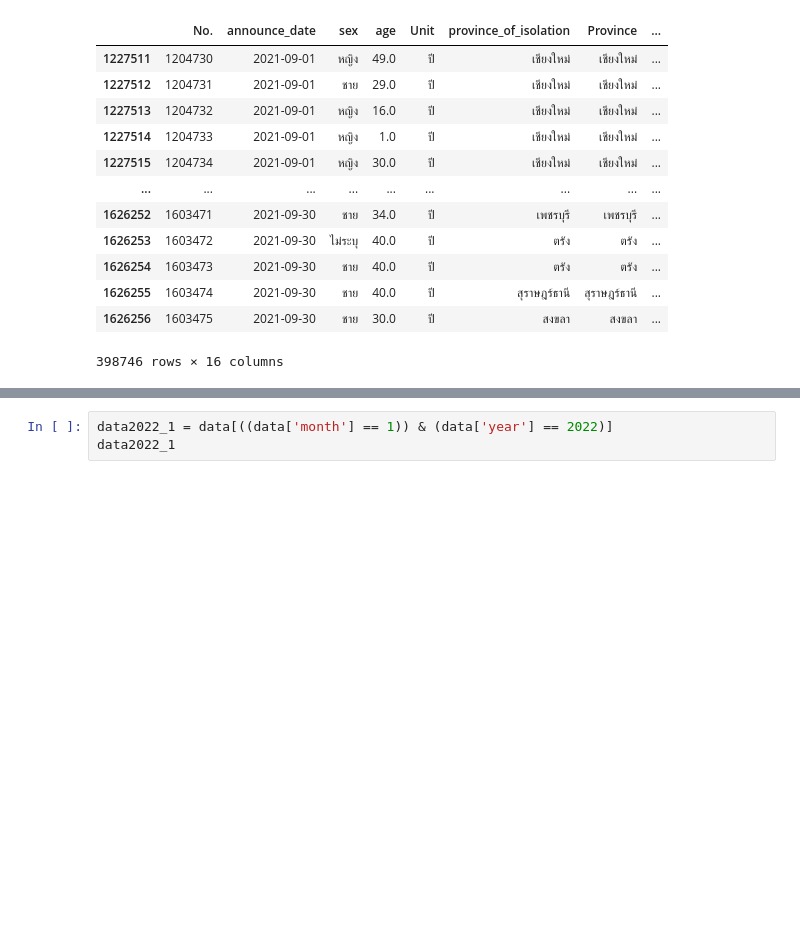
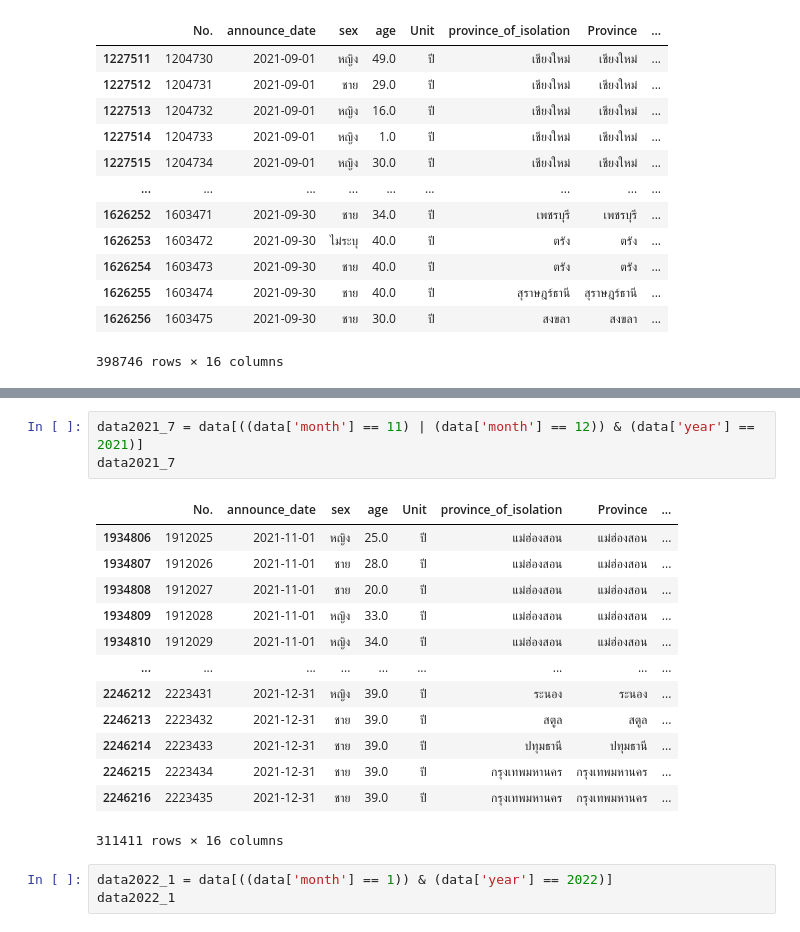
Before and after one commit to Nunticha24/data_viz_2022, a Jupyter notebook: Project_Dinosaur.ipynb, the cells around one changed output, grey strips where cells are left out. Cells and saved outputs as stored; diff of their text form; blank space fills up the shorter version.

```diff
--- a/Project_Dinosaur.ipynb
+++ b/Project_Dinosaur.ipynb
@@ -601,3 +601,20 @@ data2021_6
+# %%
+data2021_7 = data[((data['month'] == 11) | (data['month'] == 12)) & (data['year'] == 2021)]
+data2021_7
+# %% [output]
+|  | No. | announce_date | sex | age | Unit | province_of_isolation | Province | ... |
+| 1934806 | 1912025 | 2021-11-01 | หญิง | 25.0 | ปี | แม่ฮ่องสอน | แม่ฮ่องสอน | ... |
+| 1934807 | 1912026 | 2021-11-01 | ชาย | 28.0 | ปี | แม่ฮ่องสอน | แม่ฮ่องสอน | ... |
+| 1934808 | 1912027 | 2021-11-01 | ชาย | 20.0 | ปี | แม่ฮ่องสอน | แม่ฮ่องสอน | ... |
+| 1934809 | 1912028 | 2021-11-01 | หญิง | 33.0 | ปี | แม่ฮ่องสอน | แม่ฮ่องสอน | ... |
+| 1934810 | 1912029 | 2021-11-01 | หญิง | 34.0 | ปี | แม่ฮ่องสอน | แม่ฮ่องสอน | ... |
+| ... | ... | ... | ... | ... | ... | ... | ... | ... |
+| 2246212 | 2223431 | 2021-12-31 | หญิง | 39.0 | ปี | ระนอง | ระนอง | ... |
+| 2246213 | 2223432 | 2021-12-31 | ชาย | 39.0 | ปี | สตูล | สตูล | ... |
+| 2246214 | 2223433 | 2021-12-31 | ชาย | 39.0 | ปี | ปทุมธานี | ปทุมธานี | ... |
+| 2246215 | 2223434 | 2021-12-31 | ชาย | 39.0 | ปี | กรุงเทพมหานคร | กรุงเทพมหานคร | ... |
+| 2246216 | 2223435 | 2021-12-31 | ชาย | 39.0 | ปี | กรุงเทพมหานคร | กรุงเทพมหานคร | ... |
+311411 rows × 16 columns
 # %%
 data2022_1 = data[((data['month'] == 1)) & (data['year'] == 2022)]
 data2022_1
```
Also changed, not shown: parts of 2 cells of this notebook.
